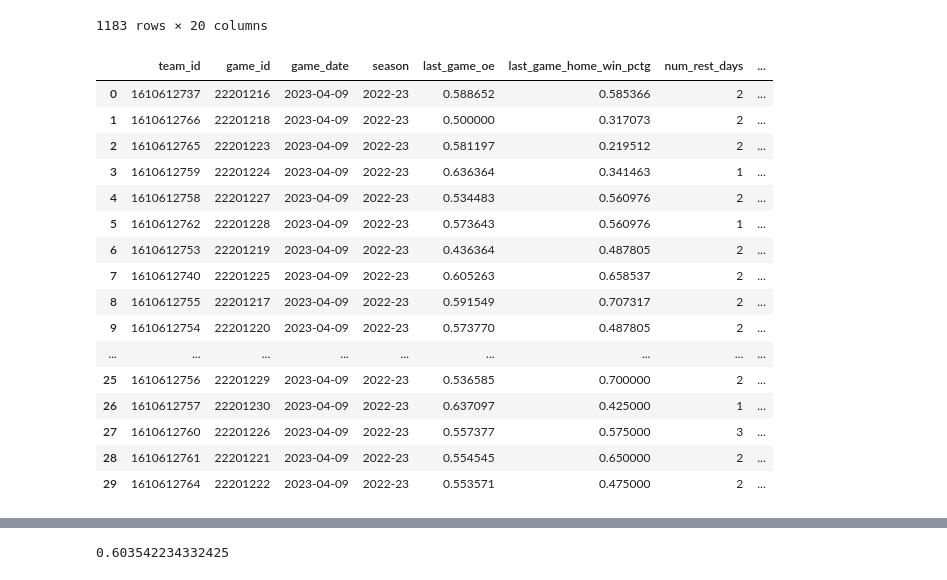
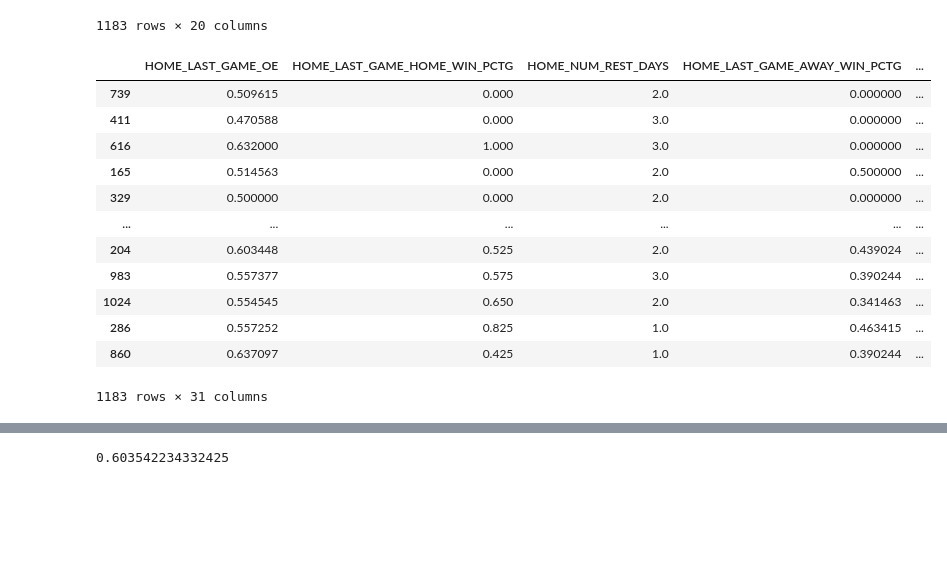
Before and after one commit to TheResearchLab/Practice, a Jupyter notebook: Streamlit-Basketball-App/data_ingest.ipynb, the cells around one changed output, grey strips where cells are left out. Cells and saved outputs as stored; diff of their text form; code cells hidden in the pictures; blank space fills up the shorter version.

```diff
--- a/Streamlit-Basketball-App/data_ingest.ipynb
+++ b/Streamlit-Basketball-App/data_ingest.ipynb
@@ -308,26 +308,51 @@ pd.read_sql_query(query,engine).dropna()
 import requests
 import pandas as pd
 
-url = "https://nba-prediction-api.onrender.com/model_features"
+url = "https://nba-prediction-api.onrender.com/test_data"
 response = requests.get(url)
-model_feats = pd.read_json(response.json(),orient='records')
+test_data = pd.read_json(response.json(),orient='records').dropna().sort_values('GAME_DATE',ascending=True)
-# %%
-model_feats
-# %% [output]
-|  | team_id | game_id | game_date | season | last_game_oe | last_game_home_win_pctg | num_rest_days | ... |
-| 0 | 1610612737 | 22201216 | 2023-04-09 | 2022-23 | 0.588652 | 0.585366 | 2 | ... |
-| 1 | 1610612766 | 22201218 | 2023-04-09 | 2022-23 | 0.500000 | 0.317073 | 2 | ... |
-| 2 | 1610612765 | 22201223 | 2023-04-09 | 2022-23 | 0.581197 | 0.219512 | 2 | ... |
-| 3 | 1610612759 | 22201224 | 2023-04-09 | 2022-23 | 0.636364 | 0.341463 | 1 | ... |
-| 4 | 1610612758 | 22201227 | 2023-04-09 | 2022-23 | 0.534483 | 0.560976 | 2 | ... |
-| 5 | 1610612762 | 22201228 | 2023-04-09 | 2022-23 | 0.573643 | 0.560976 | 1 | ... |
-| 6 | 1610612753 | 22201219 | 2023-04-09 | 2022-23 | 0.436364 | 0.487805 | 2 | ... |
-| 7 | 1610612740 | 22201225 | 2023-04-09 | 2022-23 | 0.605263 | 0.658537 | 2 | ... |
-| 8 | 1610612755 | 22201217 | 2023-04-09 | 2022-23 | 0.591549 | 0.707317 | 2 | ... |
-| 9 | 1610612754 | 22201220 | 2023-04-09 | 2022-23 | 0.573770 | 0.487805 | 2 | ... |
-| ... | ... | ... | ... | ... | ... | ... | ... | ... |
-| 25 | 1610612756 | 22201229 | 2023-04-09 | 2022-23 | 0.536585 | 0.700000 | 2 | ... |
-| 26 | 1610612757 | 22201230 | 2023-04-09 | 2022-23 | 0.637097 | 0.425000 | 1 | ... |
-| 27 | 1610612760 | 22201226 | 2023-04-09 | 2022-23 | 0.557377 | 0.575000 | 3 | ... |
-| 28 | 1610612761 | 22201221 | 2023-04-09 | 2022-23 | 0.554545 | 0.650000 | 2 | ... |
-| 29 | 1610612764 | 22201222 | 2023-04-09 | 2022-23 | 0.553571 | 0.475000 | 2 | ... |
+# %%
+from sklearn import preprocessing
+
+
+X_test = test_data[['HOME_LAST_GAME_OE', 'HOME_LAST_GAME_HOME_WIN_PCTG',
+       'HOME_NUM_REST_DAYS', 'HOME_LAST_GAME_AWAY_WIN_PCTG',
+       'HOME_LAST_GAME_TOTAL_WIN_PCTG',
+       'HOME_LAST_GAME_ROLLING_SCORING_MARGIN', 'HOME_LAST_GAME_ROLLING_OE',
+       'AWAY_LAST_GAME_OE', 'AWAY_LAST_GAME_HOME_WIN_PCTG',
+       'AWAY_NUM_REST_DAYS', 'AWAY_LAST_GAME_AWAY_WIN_PCTG',
+       'AWAY_LAST_GAME_TOTAL_WIN_PCTG',
+       'AWAY_LAST_GAME_ROLLING_SCORING_MARGIN', 'AWAY_LAST_GAME_ROLLING_OE']]
+scaler = preprocessing.StandardScaler()
+scaler.fit(X_test)
+scaled_data = scaler.transform(X_test)
+
+test_data['PREDICTION'] = model.predict(scaled_data)
+
+test_data['TRUE_POSITIVE_BOOL'] = ((test_data['PREDICTION'] == 1) & (test_data['HOME_W'] == 1))
+test_data['TRUE_NEGATIVE_BOOL'] = ((test_data['PREDICTION'] == 0) & (test_data['HOME_W'] == 0))
+test_data['FALSE_POSITIVE_BOOL'] = ((test_data['PREDICTION'] == 1) & (test_data['HOME_W'] == 0))
+test_data['FALSE_NEGATIVE_BOOL'] = ((test_data['PREDICTION'] == 0) & (test_data['HOME_W'] == 1))
+test_data['TRUE_POSITIVE_TOTAL_CNT'] = test_data['TRUE_POSITIVE_BOOL'].cumsum()
+test_data['TRUE_NEGATIVE_TOTAL_CNT'] = test_data['TRUE_NEGATIVE_BOOL'].cumsum()
+test_data['FALSE_POSITIVE_TOTAL_CNT'] = test_data['FALSE_POSITIVE_BOOL'].cumsum()
+test_data['FALSE_NEGATIVE_TOTAL_CNT'] = test_data['FALSE_NEGATIVE_BOOL'].cumsum()
+
+#PRECISION/ACCURACY
+test_data['ACCURACY'] = (test_data['TRUE_NEGATIVE_TOTAL_CNT'] + test_data['TRUE_POSITIVE_TOTAL_CNT'])/(test_data['TRUE_NEGATIVE_TOTAL_CNT'] + test_data['TRUE_POSITIVE_TOTAL_CNT'] + test_data['FALSE_NEGATIVE_TOTAL_CNT'] + test_data['FALSE_POSITIVE_TOTAL_CNT'])
+test_data['PRECISION'] = test_data['TRUE_POSITIVE_TOTAL_CNT'] / (test_data['TRUE_POSITIVE_TOTAL_CNT'] + test_data['FALSE_POSITIVE_TOTAL_CNT'])
+test_data
+# %% [output]
+|  | HOME_LAST_GAME_OE | HOME_LAST_GAME_HOME_WIN_PCTG | HOME_NUM_REST_DAYS | HOME_LAST_GAME_AWAY_WIN_PCTG | ... |
+| 739 | 0.509615 | 0.000 | 2.0 | 0.000000 | ... |
+| 411 | 0.470588 | 0.000 | 3.0 | 0.000000 | ... |
+| 616 | 0.632000 | 1.000 | 3.0 | 0.000000 | ... |
+| 165 | 0.514563 | 0.000 | 2.0 | 0.500000 | ... |
+| 329 | 0.500000 | 0.000 | 2.0 | 0.000000 | ... |
+| ... | ... | ... | ... | ... | ... |
+| 204 | 0.603448 | 0.525 | 2.0 | 0.439024 | ... |
+| 983 | 0.557377 | 0.575 | 3.0 | 0.390244 | ... |
+| 1024 | 0.554545 | 0.650 | 2.0 | 0.341463 | ... |
+| 286 | 0.557252 | 0.825 | 1.0 | 0.463415 | ... |
+| 860 | 0.637097 | 0.425 | 1.0 | 0.390244 | ... |
+1183 rows × 31 columns
```
Also changed, not shown: parts of 2 cells of this notebook, 2 other files.
